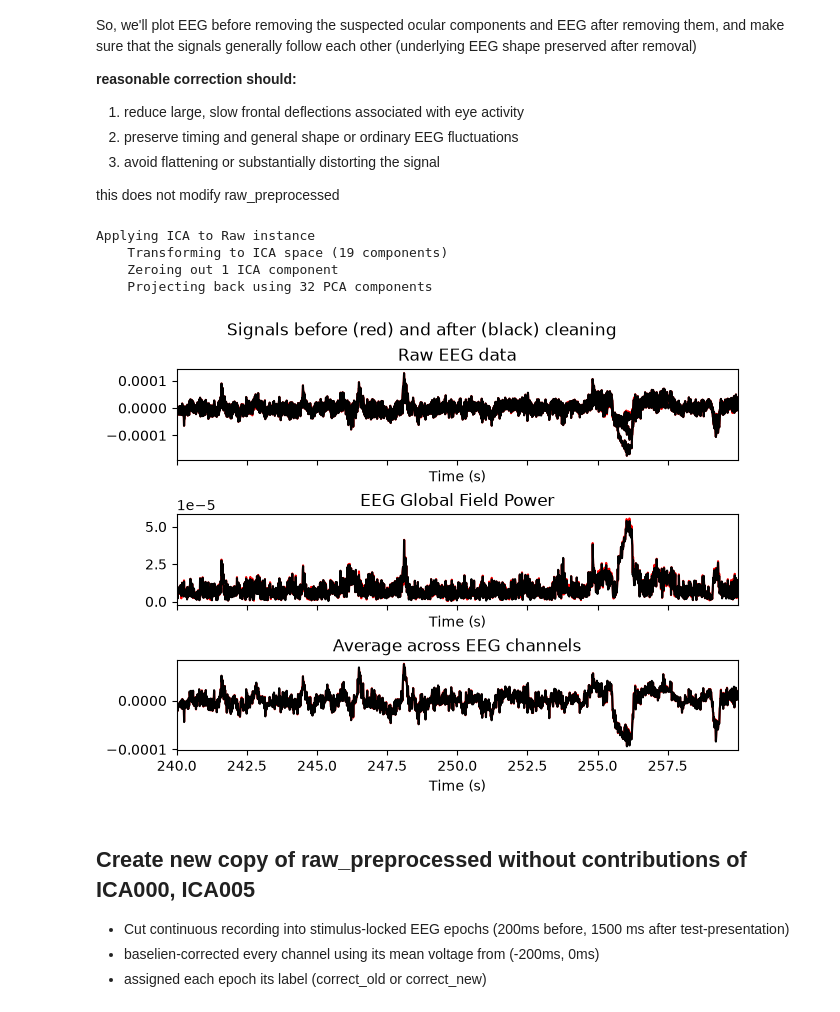
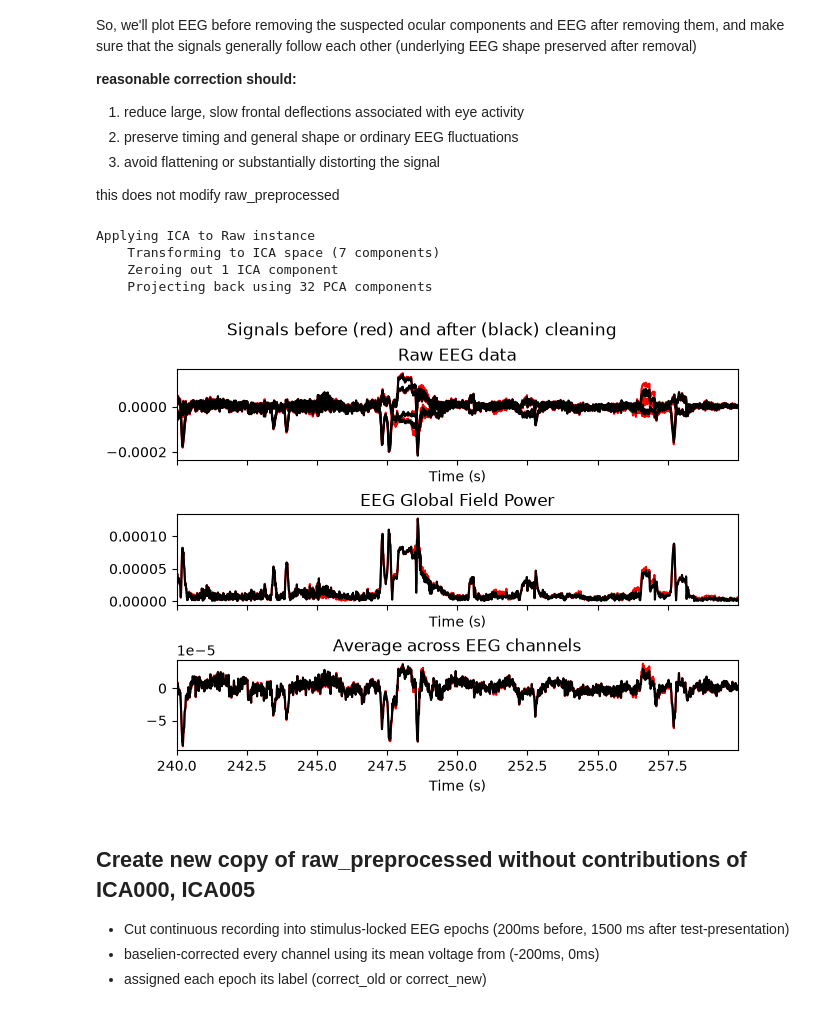
Before and after one commit to reeds06/eeg-analysis-projects, a Jupyter notebook: notebooks/01_preprocess_and_epoch_thapar_3076.ipynb, the cells around one changed output. Saved outputs shown, nothing was run; the diff lists cells and outputs as text; code cells hidden in the pictures.

```diff
--- a/notebooks/01_preprocess_and_epoch_thapar_3076.ipynb
+++ b/notebooks/01_preprocess_and_epoch_thapar_3076.ipynb
@@ -90,7 +90,7 @@ seven_bin.txt
 
 from collections import Counter
 
-subject_file = raw_data_folder / "3087.cnt" #create path pointing to participants recording
+subject_file = raw_data_folder / "3103.cnt" #create path pointing to participants recording
 
 print("File exists:", subject_file.exists())
 print("File path:", subject_file)
@@ -1430,40 +1419,40 @@ So, we'll plot EEG before removing the suspected ocular components and EEG after
 this does not modify raw_preprocessed
 # %%
 proposed_eog_components = [
-    0,
+    1,
 ]
 
 overlay_figure = ica.plot_overlay(
     raw_preprocessed,
 
     # Temporarily reconstruct the signals without these components
     exclude=proposed_eog_components,
 
     # Inspect the frontal channels most affected by eye movements
     picks=[
         "FP1",
         "FP2",
         "F3",
         "F4",
     ],
 
     start=240.0,
     stop=260.0,
     show=True,
 )
 
 overlay_figure.savefig(
     ica_figures_folder
     / "ocular_correction_overlay.png",
     dpi=300,
     bbox_inches="tight",
 )
 # %% [output]
 Applying ICA to Raw instance
-    Transforming to ICA space (19 components)
+    Transforming to ICA space (7 components)
     Zeroing out 1 ICA component
     Projecting back using 32 PCA components
-[figure, old version]
+[figure, new version]
 # %% [markdown]
 ## Create new copy of raw_preprocessed without contributions of ICA000, ICA005
 
```
Also changed, not shown: parts of 23 cells of this notebook.
